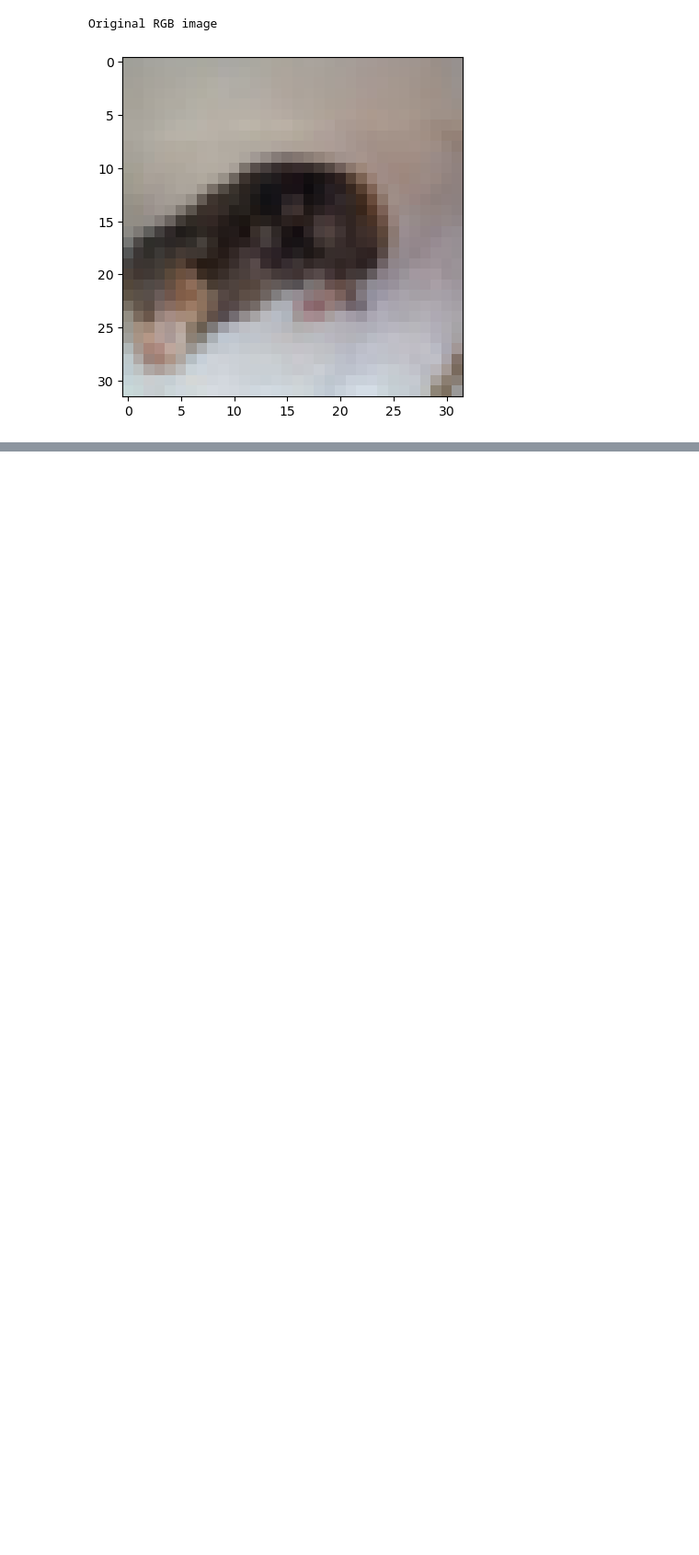
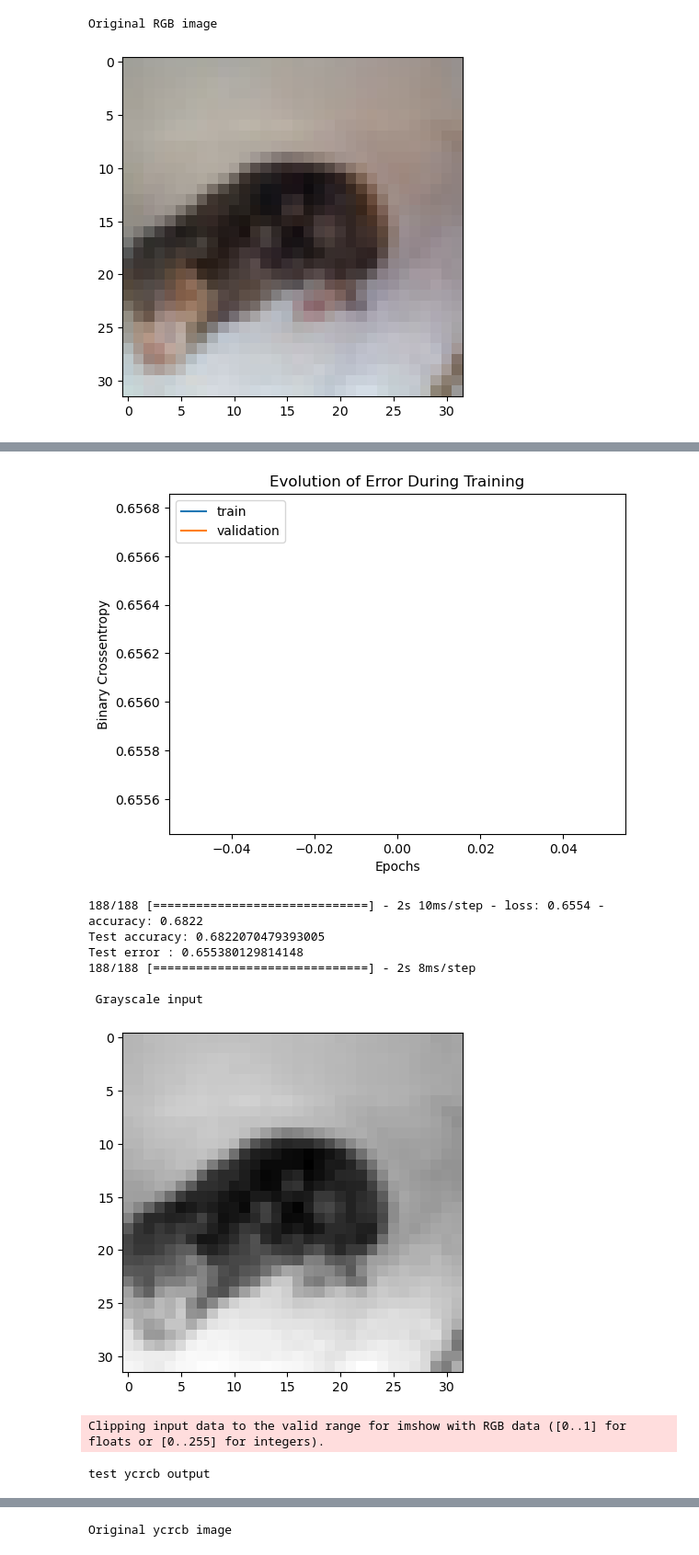
Before and after one commit to BMEJSchmitz/ACML_Lab_2, a Jupyter notebook: Lab 2.ipynb, the cells around one changed output, grey strips where cells are left out. Shown at 92% size. Saved outputs shown, nothing was run; the diff lists cells and outputs as text; code cells hidden in the pictures; blank space fills up the shorter version.

Commit message:
working code for 3.2 -> needs double check and running more epochs

```diff
--- a/Lab 2.ipynb
+++ b/Lab 2.ipynb
@@ -428,0 +445,4 @@ Original RGB image
+# %%
+X_train_ycrcb = np.array(X_train_ycrcb)
+X_val_ycrcb = np.array(X_val_ycrcb)
+X_test_ycrcb = np.array(X_test_ycrcb)
@@ -428,0 +470,34 @@ Original RGB image
+# %%
+# the model
+color_model = tf.keras.models.Sequential()
+color_model.add(tf.keras.layers.Conv2D(8, 3, 1, "same", activation="relu", input_shape=(32, 32, 1)))
+color_model.add(tf.keras.layers.MaxPool2D(2, padding="same"))
+color_model.add(tf.keras.layers.Conv2D(16, 3, 1, "same", activation="relu"))
+color_model.add(tf.keras.layers.UpSampling2D(2))
+color_model.add(tf.keras.layers.Conv2D(3, 3, 1, "same", activation="relu"))
+# %%
+color_model.compile(optimizer="sgd", loss=tf.keras.losses.BinaryCrossentropy(), metrics=['accuracy'])
+history = color_model.fit(X_train_gray, X_train_ycrcb, epochs=1, validation_data=(X_val_gray, X_val_ycrcb))
+
+plt.plot(history.history['loss'])
+plt.plot(history.history['val_loss'])
+plt.xlabel('Epochs')
+plt.ylabel('Binary Crossentropy')
+plt.title('Evolution of Error During Training')
+plt.legend(['train', 'validation'], loc='upper left')
+plt.show()
+
+results = color_model.evaluate(X_test_gray, X_test_ycrcb)
+print(f"Test accuracy: {results[1]} \nTest error : {results[0]}")
+
+predictions = color_model.predict(X_test_gray)
+print("\n Grayscale input")
+plt.imshow(X_test_gray[0], cmap="gray")
+plt.show()
+print("test ycrcb output")
+plt.imshow(cv2.cvtColor(np.float32(predictions[0]), cv2.COLOR_YCR_CB2BGR))
+plt.show()
+print("Original ycrcb image")
+plt.imshow(cv2.cvtColor(np.float32(X_test_ycrcb[0]), cv2.COLOR_YCR_CB2BGR))
+plt.show()
+# %% [output]
@@ -428,0 +505,10 @@ Original RGB image
+[figure, added]
+188/188 [==============================] - 2s 10ms/step - loss: 0.6554 - accuracy: 0.6822
+Test accuracy: 0.6822070479393005
+Test error : 0.655380129814148
+188/188 [==============================] - 2s 8ms/step
+
+ Grayscale input
+[figure, added]
+Clipping input data to the valid range for imshow with RGB data ([0..1] for floats or [0..255] for integers).
+test ycrcb output
@@ -428,0 +516 @@ Original RGB image
+Original ycrcb image
```
Also changed, not shown: parts of 4 cells of this notebook.
